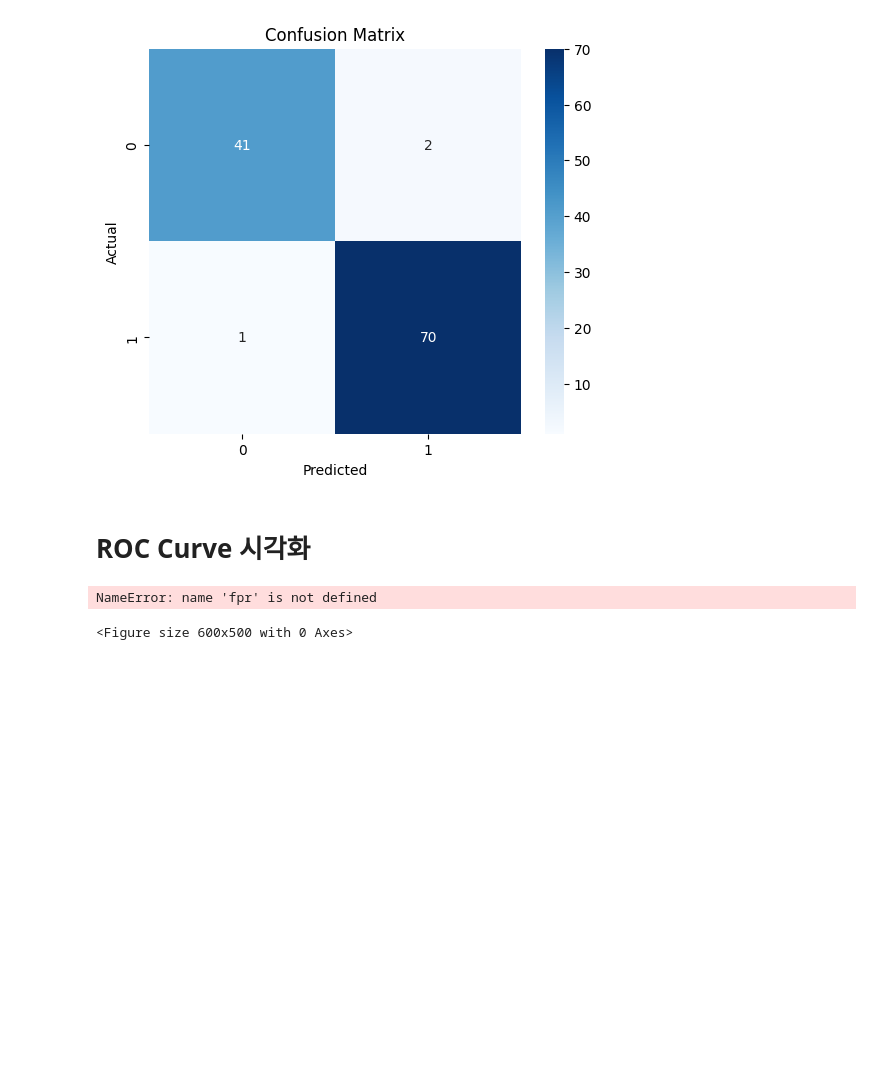
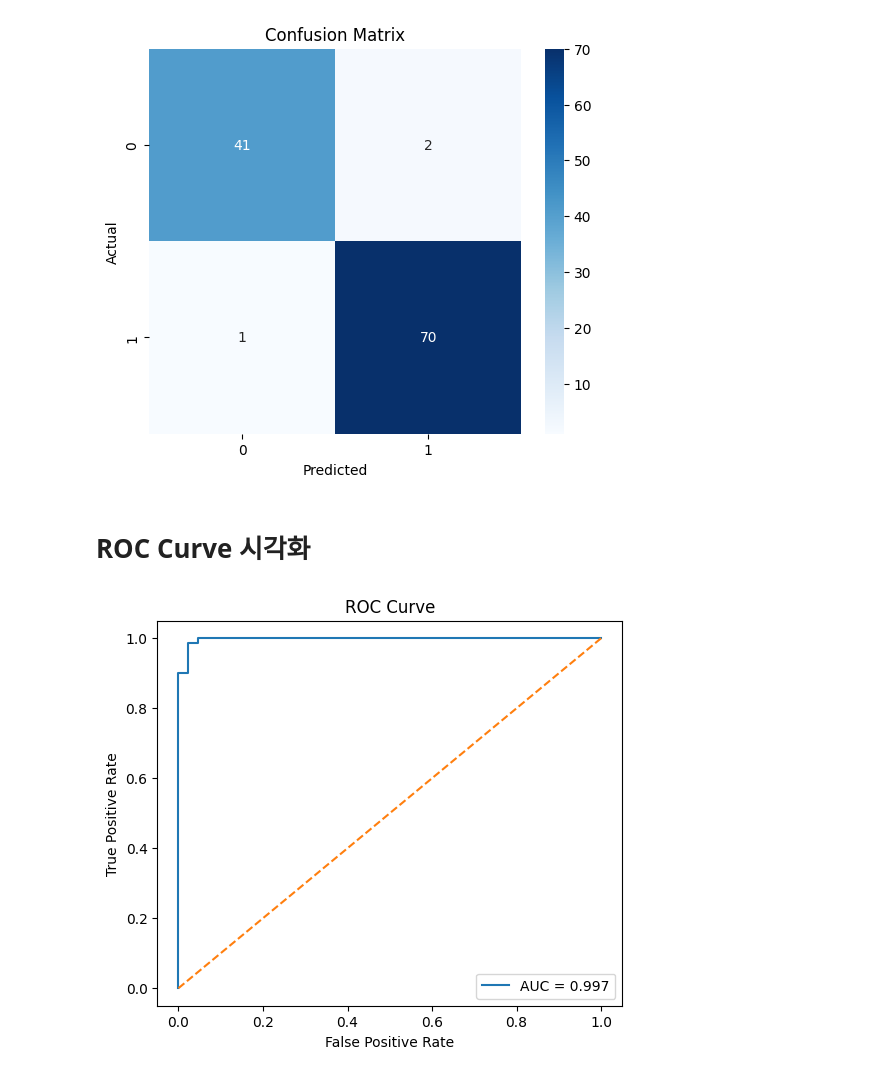
Before and after one commit to ahnjaeyoun/human_lecture, a Jupyter notebook: LogisticRegression.ipynb, the cells around one changed output. Cells and saved outputs as stored; diff of their text form; code cells hidden in the pictures; blank space fills up the shorter version.

```diff
--- a/LogisticRegression.ipynb
+++ b/LogisticRegression.ipynb
@@ -118,17 +134,27 @@ plt.show()
 # ROC Curve 시각화
 # %%
 # FPR, TPR 계산
-fpt, tpr, threshholds = roc_curve(y_test, y_prod)
+fpr, tpr, thresholds = roc_curve(y_test, y_prod)
 
 # AUC 계산
 roc_auc = auc(fpr, tpr)
 
 # 그래프 그리기
 plt.figure(figsize=(6,5))
 plt.plot(fpr, tpr, label=f"AUC = {roc_auc:.3f}")
 
-# 기준선
+# 기준선 (random classifier)
 plt.plot([0,1], [0,1], linestyle='--')
+
+# 라벨 설정
+plt.xlabel("False Positive Rate")
+plt.ylabel("True Positive Rate")
+plt.title("ROC Curve")
+
+# 범례
+plt.legend()
+
+# 출력
+plt.show()
 # %% [output]
-NameError: name 'fpr' is not defined
-<Figure size 600x500 with 0 Axes>
+[figure, added]
```
Also changed, not shown: parts of 10 cells of this notebook, 1 other file.
